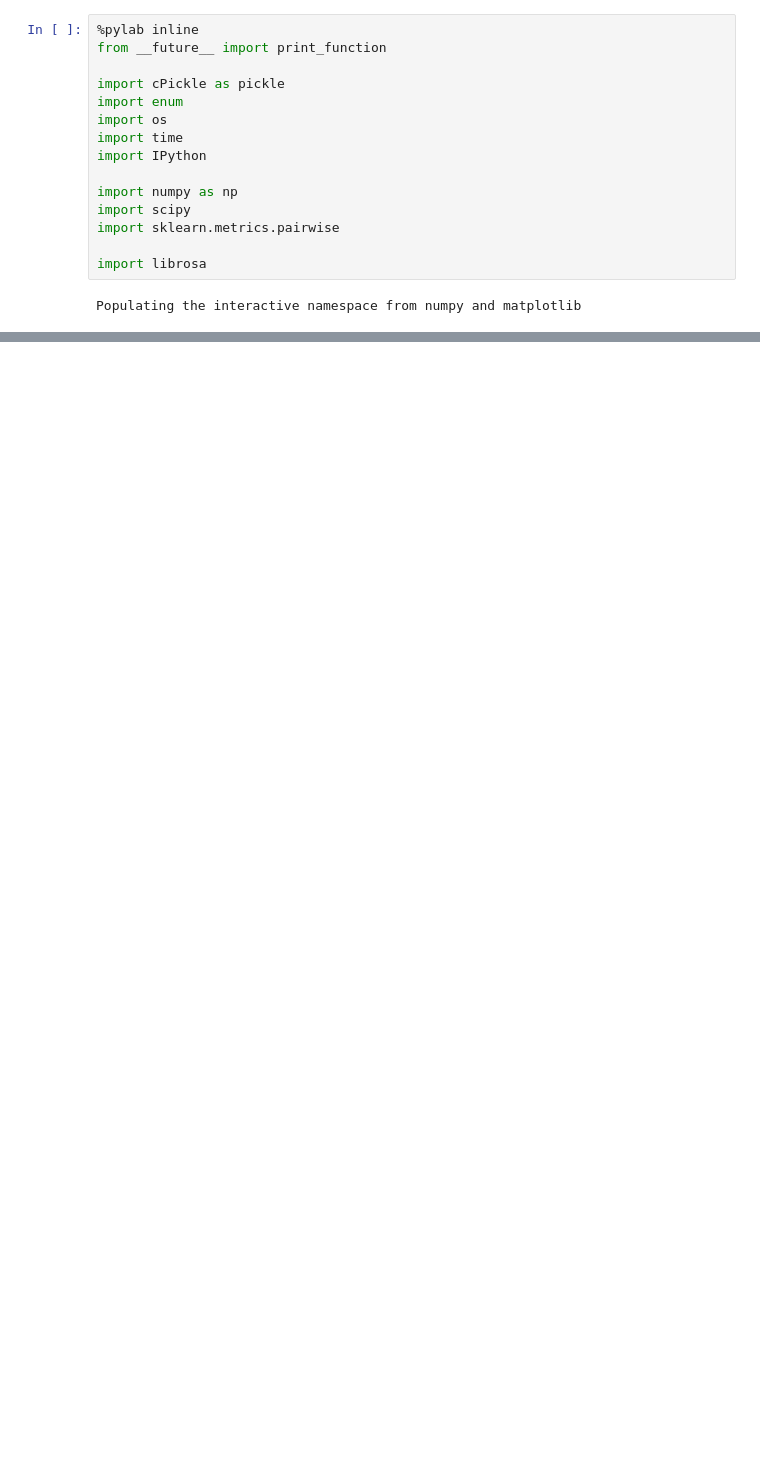
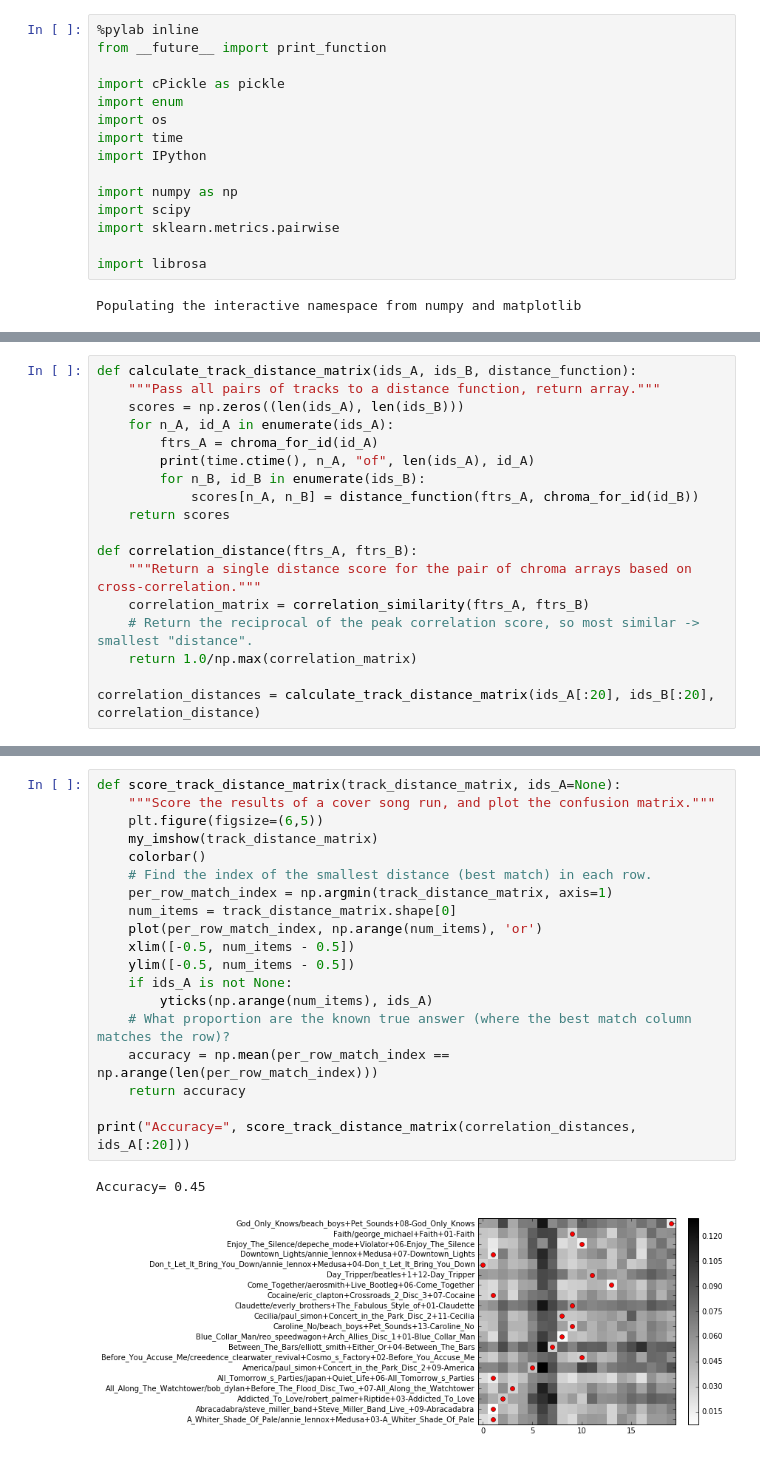
Before and after one commit to dpwe/elene4896, a Jupyter notebook: prac11/e4896_coversongs.ipynb, the cells around one changed output, grey strips where cells are left out. Drawn from its saved outputs; the diff is of its cells as text; blank space fills up the shorter version.

```diff
--- a/prac11/e4896_coversongs.ipynb
+++ b/prac11/e4896_coversongs.ipynb
@@ -431,0 +130,18 @@ print(tc)
+# %%
+def calculate_track_distance_matrix(ids_A, ids_B, distance_function):
+    """Pass all pairs of tracks to a distance function, return array."""
+    scores = np.zeros((len(ids_A), len(ids_B)))
+    for n_A, id_A in enumerate(ids_A):
+        ftrs_A = chroma_for_id(id_A)
+        print(time.ctime(), n_A, "of", len(ids_A), id_A)
+        for n_B, id_B in enumerate(ids_B):
+            scores[n_A, n_B] = distance_function(ftrs_A, chroma_for_id(id_B))
+    return scores
+
+def correlation_distance(ftrs_A, ftrs_B):
+    """Return a single distance score for the pair of chroma arrays based on cross-correlation."""
+    correlation_matrix = correlation_similarity(ftrs_A, ftrs_B)
+    # Return the reciprocal of the peak correlation score, so most similar -> smallest "distance".
+    return 1.0/np.max(correlation_matrix)
+
+correlation_distances = calculate_track_distance_matrix(ids_A[:20], ids_B[:20], correlation_distance)
@@ -431,0 +169,22 @@ print(tc)
+# %%
+def score_track_distance_matrix(track_distance_matrix, ids_A=None):
+    """Score the results of a cover song run, and plot the confusion matrix."""
+    plt.figure(figsize=(6,5))
+    my_imshow(track_distance_matrix)
+    colorbar()
+    # Find the index of the smallest distance (best match) in each row.
+    per_row_match_index = np.argmin(track_distance_matrix, axis=1)
+    num_items = track_distance_matrix.shape[0]
+    plot(per_row_match_index, np.arange(num_items), 'or')
+    xlim([-0.5, num_items - 0.5])
+    ylim([-0.5, num_items - 0.5])
+    if ids_A is not None:
+        yticks(np.arange(num_items), ids_A)
+    # What proportion are the known true answer (where the best match column matches the row)?
+    accuracy = np.mean(per_row_match_index == np.arange(len(per_row_match_index)))
+    return accuracy
+
+print("Accuracy=", score_track_distance_matrix(correlation_distances, ids_A[:20]))
+# %% [output]
+Accuracy= 0.45
+[figure, added]
```
Also changed, not shown: parts of 48 cells of this notebook.
